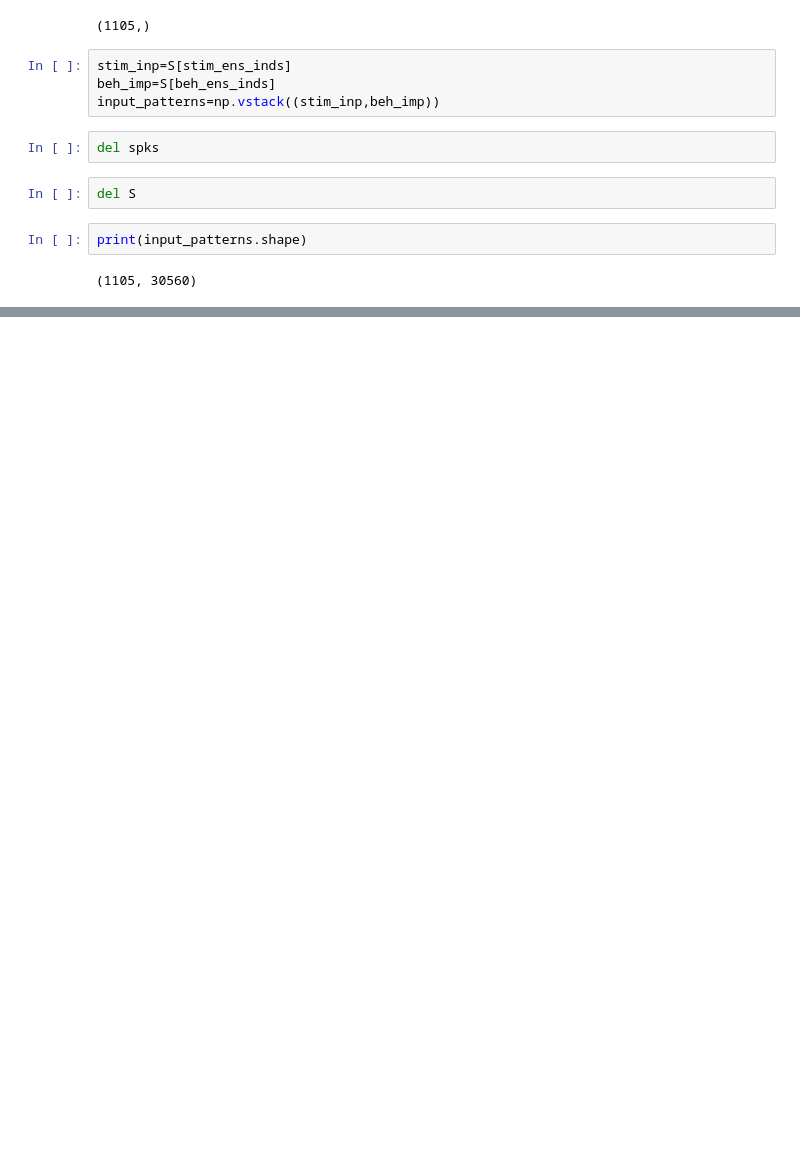
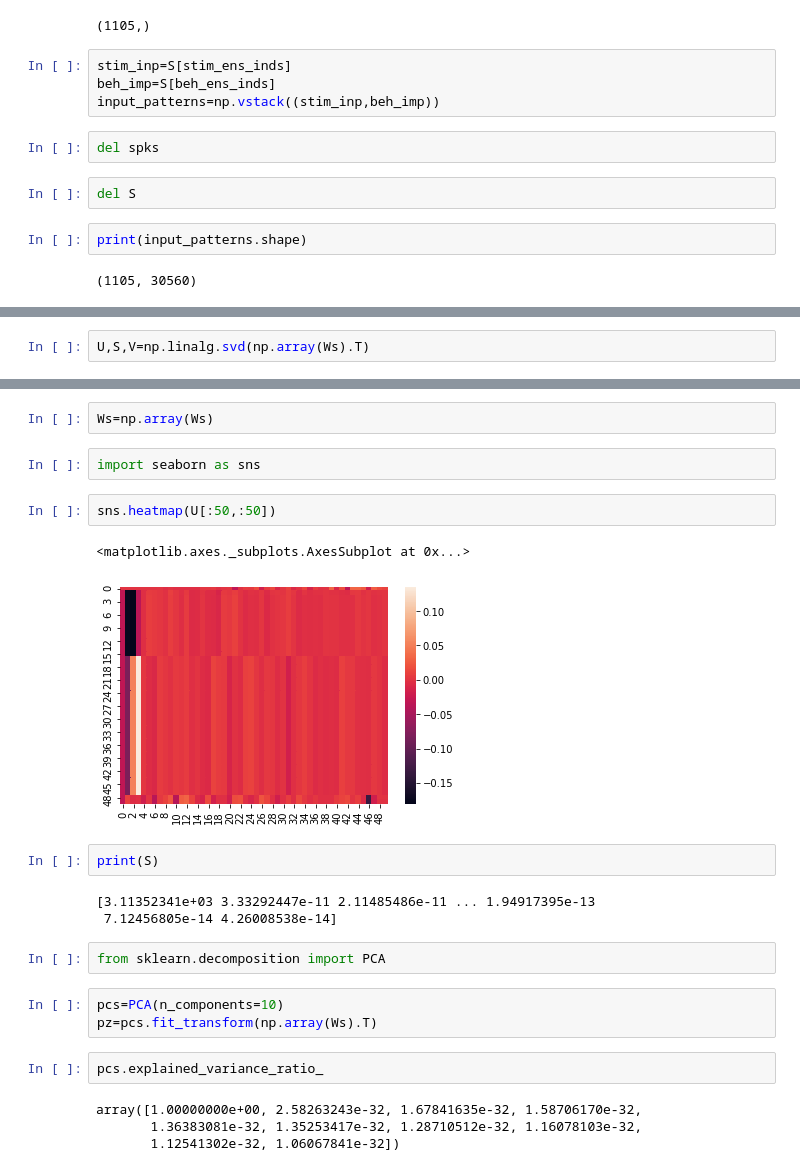
Before and after one commit to mariakesa/neuromatch2020, a Jupyter notebook: Yann.ipynb, the cells around one changed output, grey strips where cells are left out. Saved outputs shown, nothing was run; the diff lists cells and outputs as text; blank space fills up the shorter version.

```diff
--- a/Yann.ipynb
+++ b/Yann.ipynb
@@ -192,0 +230,2 @@ TypeError: unsupported operand type(s) for *: 'NoneType' and 'float'
+# %%
+U,S,V=np.linalg.svd(np.array(Ws).T)
@@ -192,0 +241,25 @@ TypeError: unsupported operand type(s) for *: 'NoneType' and 'float'
+# %%
+Ws=np.array(Ws)
+# %%
+import seaborn as sns
+# %%
+sns.heatmap(U[:50,:50])
+# %% [output]
+<matplotlib.axes._subplots.AxesSubplot at 0x...>
+[figure, added]
+# %%
+print(S)
+# %% [output]
+[3.11352341e+03 3.33292447e-11 2.11485486e-11 ... 1.94917395e-13
+ 7.12456805e-14 4.26008538e-14]
+# %%
+from sklearn.decomposition import PCA
+# %%
+pcs=PCA(n_components=10)
+pz=pcs.fit_transform(np.array(Ws).T)
+# %%
+pcs.explained_variance_ratio_
+# %% [output]
+array([1.00000000e+00, 2.58263243e-32, 1.67841635e-32, 1.58706170e-32,
+       1.36383081e-32, 1.35253417e-32, 1.28710512e-32, 1.16078103e-32,
+       1.12541302e-32, 1.06067841e-32])
```
Also changed, not shown: parts of 10 cells of this notebook.
